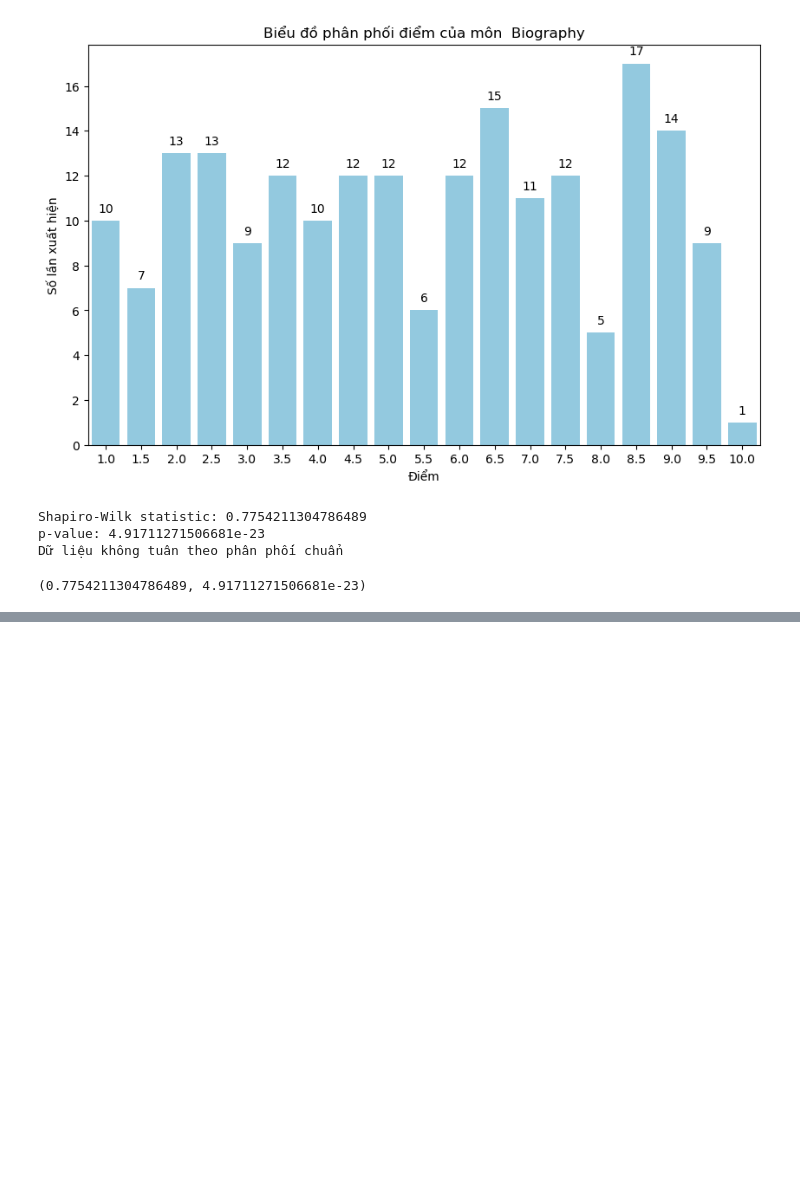
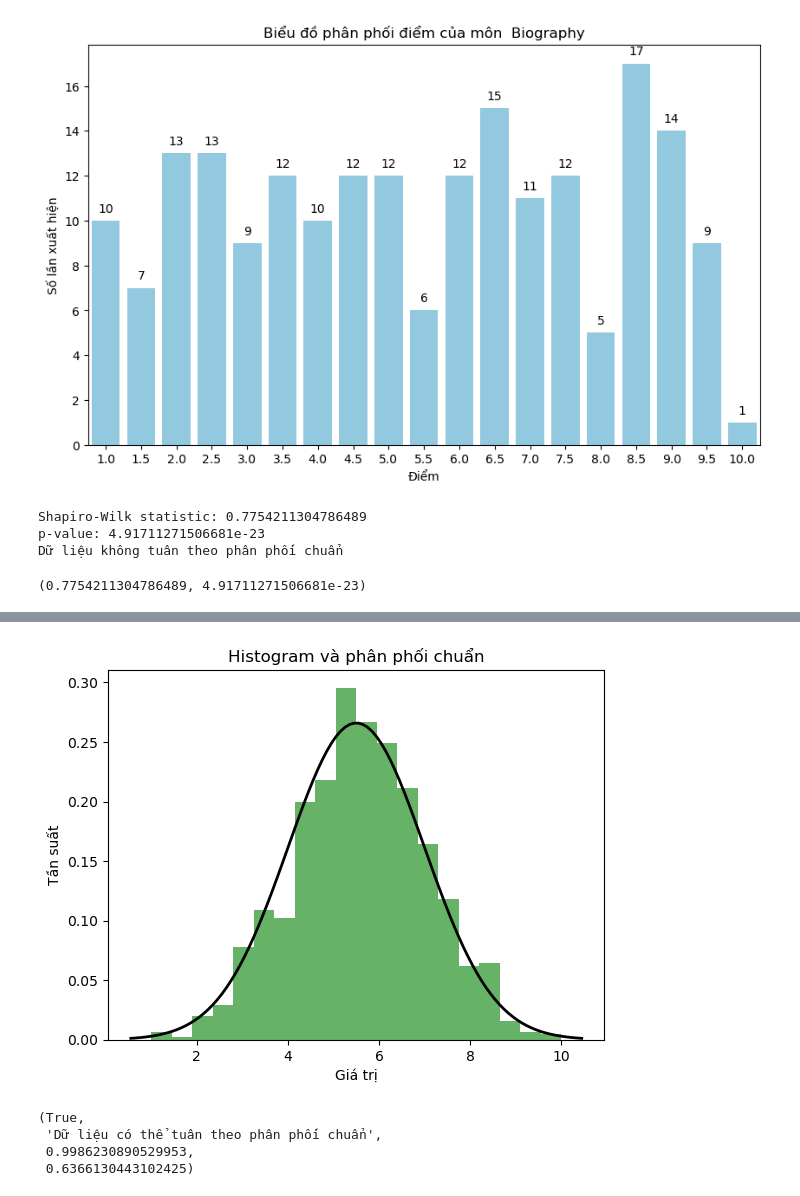
Before and after one commit to vudinhminh08/thesis, a Jupyter notebook: score_analyze.ipynb, the cells around one changed output, grey strips where cells are left out. Cells and saved outputs as stored; diff of their text form; code cells hidden in the pictures; blank space fills up the shorter version.

```diff
--- a/score_analyze.ipynb
+++ b/score_analyze.ipynb
@@ -145,0 +193,33 @@ Dữ liệu không tuân theo phân phối chuẩn
+# %%
+from scipy.stats import norm
+mu, sigma = 5.5, 1.5  # Giá trị kỳ vọng và độ lệch chuẩn
+sample_size = 1000  # Kích thước mẫu
+
+# Tạo mẫu dữ liệu
+data1 = np.random.normal(mu, sigma, sample_size)
+
+# Giới hạn dữ liệu trong khoảng từ 1 đến 10
+data1 = np.clip(data1, 1, 10)
+
+# Vẽ histogram để kiểm tra phân phối
+plt.hist(data1, bins=20, density=True, alpha=0.6, color='g')
+
+# Vẽ phân phối chuẩn tương ứng
+xmin, xmax = plt.xlim()
+x = np.linspace(xmin, xmax, 100)
+p = norm.pdf(x, mu, sigma)
+plt.plot(x, p, 'k', linewidth=2)
+
+plt.title('Histogram và phân phối chuẩn')
+plt.xlabel('Giá trị')
+plt.ylabel('Tần suất')
+plt.show()
+# %% [output]
+[figure, added]
+# %%
+check_normality(data1)
+# %% [output]
+(True,
+ 'Dữ liệu có thể tuân theo phân phối chuẩn',
+ 0.9986230890529953,
+ 0.6366130443102425)
```
Also changed, not shown: parts of 13 cells of this notebook, 17 other files.
